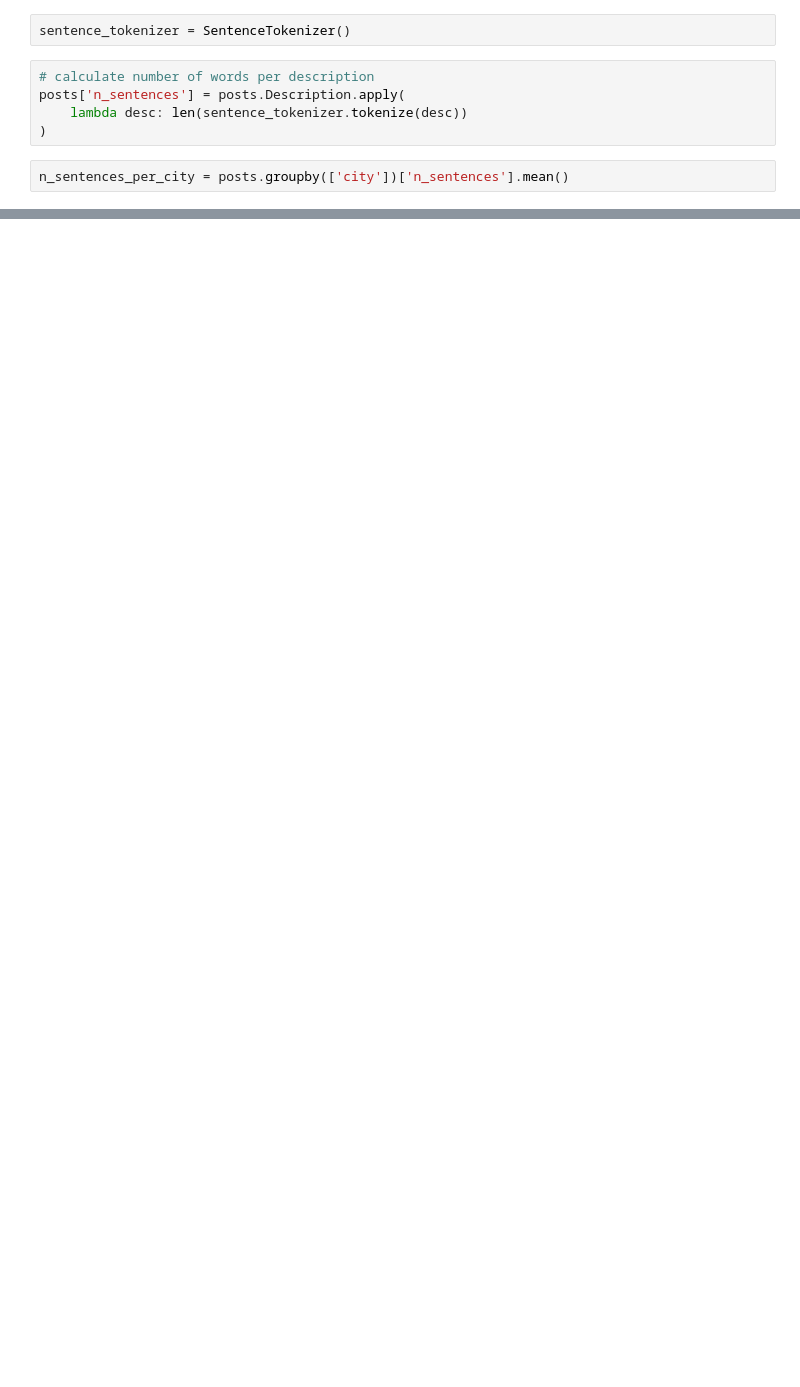
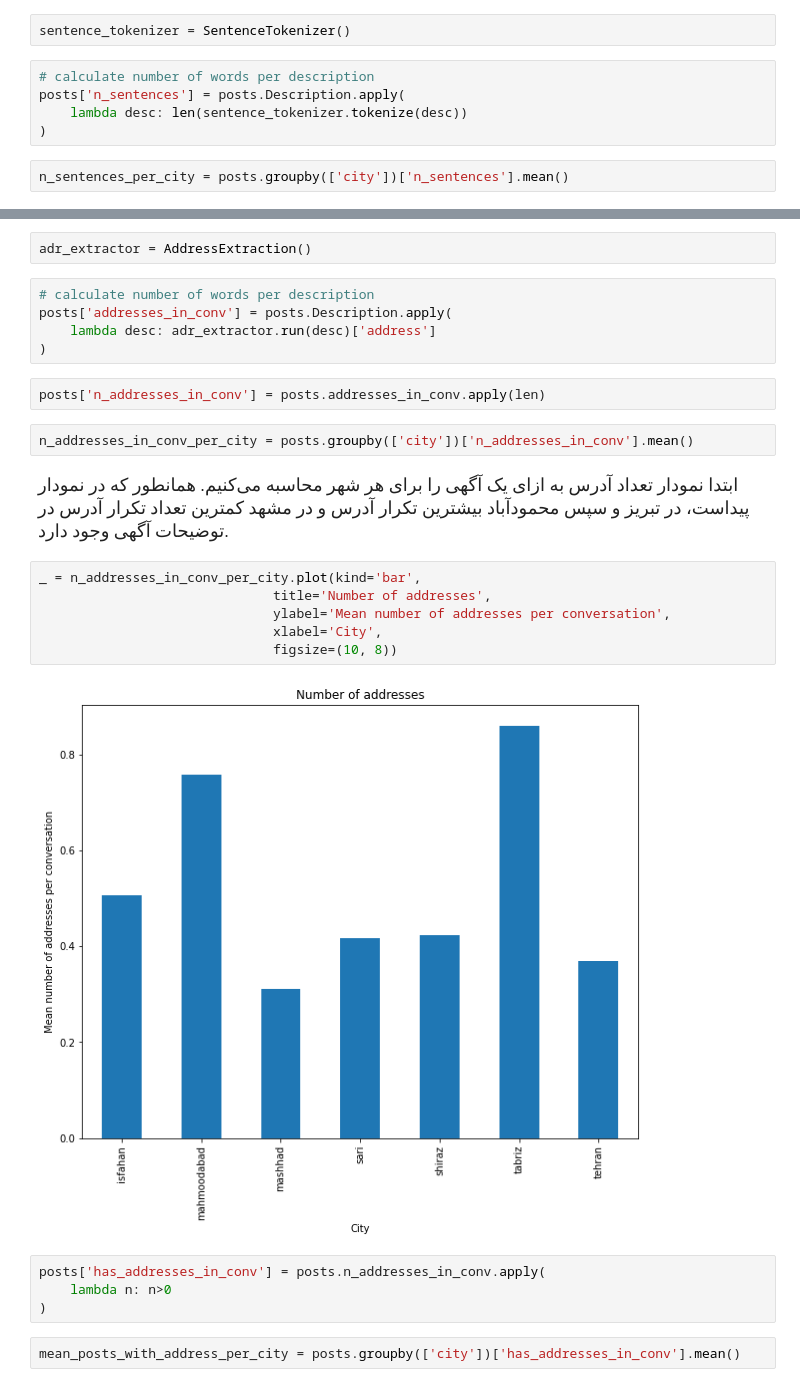
Before and after one commit to arman-aminian/divar-text-exploring, a Jupyter notebook: data exploration.ipynb, the cells around one changed output, grey strips where cells are left out. Saved outputs shown, nothing was run; the diff lists cells and outputs as text; blank space fills up the shorter version.

```diff
--- a/data exploration.ipynb
+++ b/data exploration.ipynb
@@ -365,0 +587,31 @@ freq_analysis.head(15)
+# %%
+adr_extractor = AddressExtraction()
+# %%
+# calculate number of words per description
+posts['addresses_in_conv'] = posts.Description.apply(
+    lambda desc: adr_extractor.run(desc)['address']
+)
+# %%
+posts['n_addresses_in_conv'] = posts.addresses_in_conv.apply(len)
+# %%
+n_addresses_in_conv_per_city = posts.groupby(['city'])['n_addresses_in_conv'].mean()
+# %% [markdown]
+<div style="direction:rtl">
+    <font size="4">
+        ابتدا نمودار تعداد آدرس به ازای یک آگهی را برای هر شهر محاسبه می‌کنیم. همانطور که در نمودار پیداست، در تبریز و سپس محمودآباد بیشترین تکرار آدرس و در مشهد کمترین تعداد تکرار آدرس در توضیحات آگهی وجود دارد.
+    </font>
+</div>
+# %%
+_ = n_addresses_in_conv_per_city.plot(kind='bar',
+                              title='Number of addresses',
+                              ylabel='Mean number of addresses per conversation',
+                              xlabel='City',
+                              figsize=(10, 8))
+# %% [output]
+[figure, added]
+# %%
+posts['has_addresses_in_conv'] = posts.n_addresses_in_conv.apply(
+    lambda n: n>0
+)
+# %%
+mean_posts_with_address_per_city = posts.groupby(['city'])['has_addresses_in_conv'].mean()
```
Also changed, not shown: parts of 88 cells of this notebook, 1 other file.
